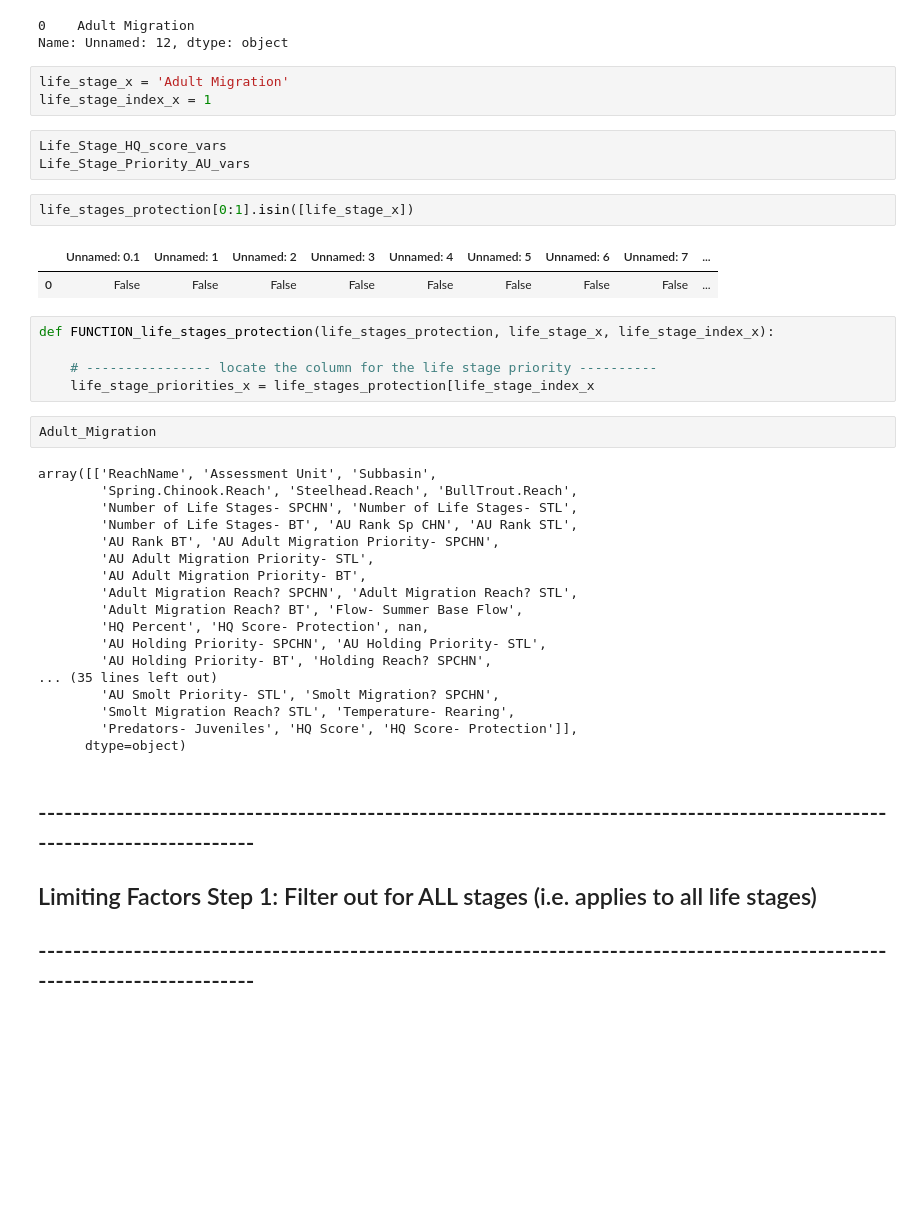
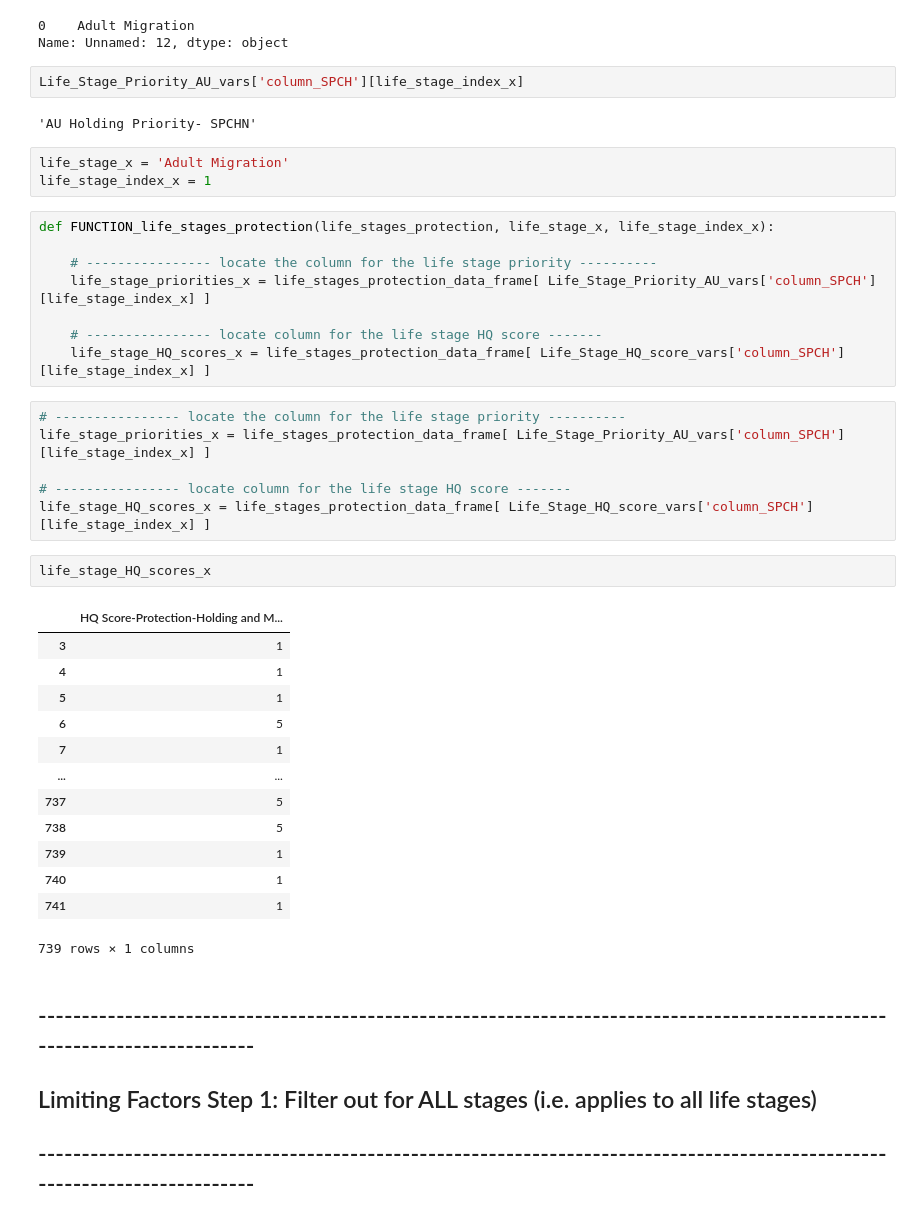
Before and after one commit to Upper-Columbia-Salmon-Recovery-Board/Prioritization_Step2_Data_Tool, a Jupyter notebook: Protection/RTT_Prioritization_PROTECTION_Pathways_Script.ipynb, the cells around one changed output. Drawn from its saved outputs; the diff is of its cells as text; blank space fills up the shorter version.

```diff
--- a/Protection/RTT_Prioritization_PROTECTION_Pathways_Script.ipynb
+++ b/Protection/RTT_Prioritization_PROTECTION_Pathways_Script.ipynb
@@ -561,42 +567,43 @@ life_stages_protection[0:1][  getIndexes(life_stages_protection[0:1].isin([life_
 # %% [output]
 0    Adult Migration
 Name: Unnamed: 12, dtype: object
+# %%
+Life_Stage_Priority_AU_vars['column_SPCH'][life_stage_index_x]
+# %% [output]
+'AU Holding Priority- SPCHN'
 # %%
 life_stage_x = 'Adult Migration'
 life_stage_index_x = 1
-# %%
-Life_Stage_HQ_score_vars
-Life_Stage_Priority_AU_vars
-# %%
-life_stages_protection[0:1].isin([life_stage_x])
-# %% [output]
-|  | Unnamed: 0.1 | Unnamed: 1 | Unnamed: 2 | Unnamed: 3 | Unnamed: 4 | Unnamed: 5 | Unnamed: 6 | Unnamed: 7 | ... |
-| 0 | False | False | False | False | False | False | False | False | ... |
 # %%
 def FUNCTION_life_stages_protection(life_stages_protection, life_stage_x, life_stage_index_x):
 
     # ---------------- locate the column for the life stage priority ----------
-    life_stage_priorities_x = life_stages_protection[life_stage_index_x
+    life_stage_priorities_x = life_stages_protection_data_frame[ Life_Stage_Priority_AU_vars['column_SPCH'][life_stage_index_x] ]
+
+    # ---------------- locate column for the life stage HQ score -------
+    life_stage_HQ_scores_x = life_stages_protection_data_frame[ Life_Stage_HQ_score_vars['column_SPCH'][life_stage_index_x] ]
-# %%
-Adult_Migration
-# %% [output]
-array([['ReachName', 'Assessment Unit', 'Subbasin',
-        'Spring.Chinook.Reach', 'Steelhead.Reach', 'BullTrout.Reach',
-        'Number of Life Stages- SPCHN', 'Number of Life Stages- STL',
-        'Number of Life Stages- BT', 'AU Rank Sp CHN', 'AU Rank STL',
-        'AU Rank BT', 'AU Adult Migration Priority- SPCHN',
-        'AU Adult Migration Priority- STL',
-        'AU Adult Migration Priority- BT',
-        'Adult Migration Reach? SPCHN', 'Adult Migration Reach? STL',
-        'Adult Migration Reach? BT', 'Flow- Summer Base Flow',
-        'HQ Percent', 'HQ Score- Protection', nan,
-        'AU Holding Priority- SPCHN', 'AU Holding Priority- STL',
-        'AU Holding Priority- BT', 'Holding Reach? SPCHN',
-... (35 lines left out)
-        'AU Smolt Priority- STL', 'Smolt Migration? SPCHN',
-        'Smolt Migration Reach? STL', 'Temperature- Rearing',
-        'Predators- Juveniles', 'HQ Score', 'HQ Score- Protection']],
-      dtype=object)
+# %%
+# ---------------- locate the column for the life stage priority ----------
+life_stage_priorities_x = life_stages_protection_data_frame[ Life_Stage_Priority_AU_vars['column_SPCH'][life_stage_index_x] ]
+
+# ---------------- locate column for the life stage HQ score -------
+life_stage_HQ_scores_x = life_stages_protection_data_frame[ Life_Stage_HQ_score_vars['column_SPCH'][life_stage_index_x] ]
+# %%
+life_stage_HQ_scores_x
+# %% [output]
+|  | HQ Score-Protection-Holding and M... |
+| 3 | 1 |
+| 4 | 1 |
+| 5 | 1 |
+| 6 | 5 |
+| 7 | 1 |
+| ... | ... |
+| 737 | 5 |
+| 738 | 5 |
+| 739 | 1 |
+| 740 | 1 |
+| 741 | 1 |
+739 rows × 1 columns
 # %% [markdown]
 ## ---------------------------------------------------------------------------------------------------------------------------
 ##  Limiting Factors Step 1: Filter out for ALL stages (i.e. applies to all life stages)
```
Also changed, not shown: parts of 7 cells of this notebook, 11 other files.
